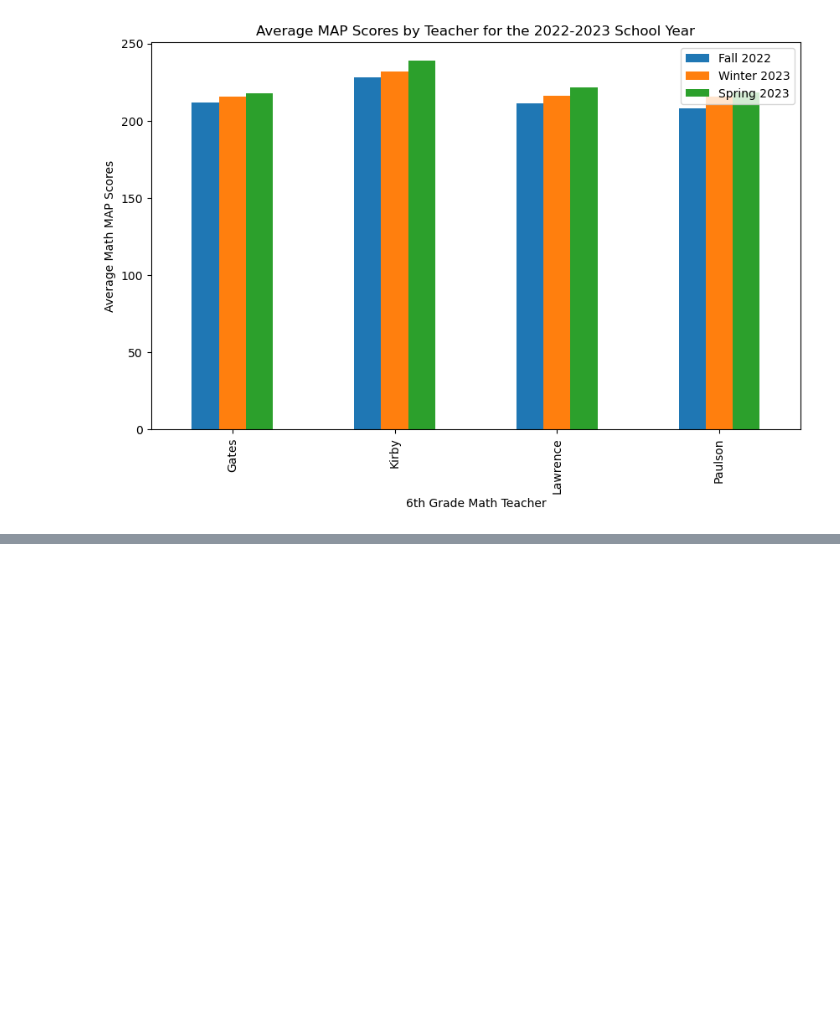
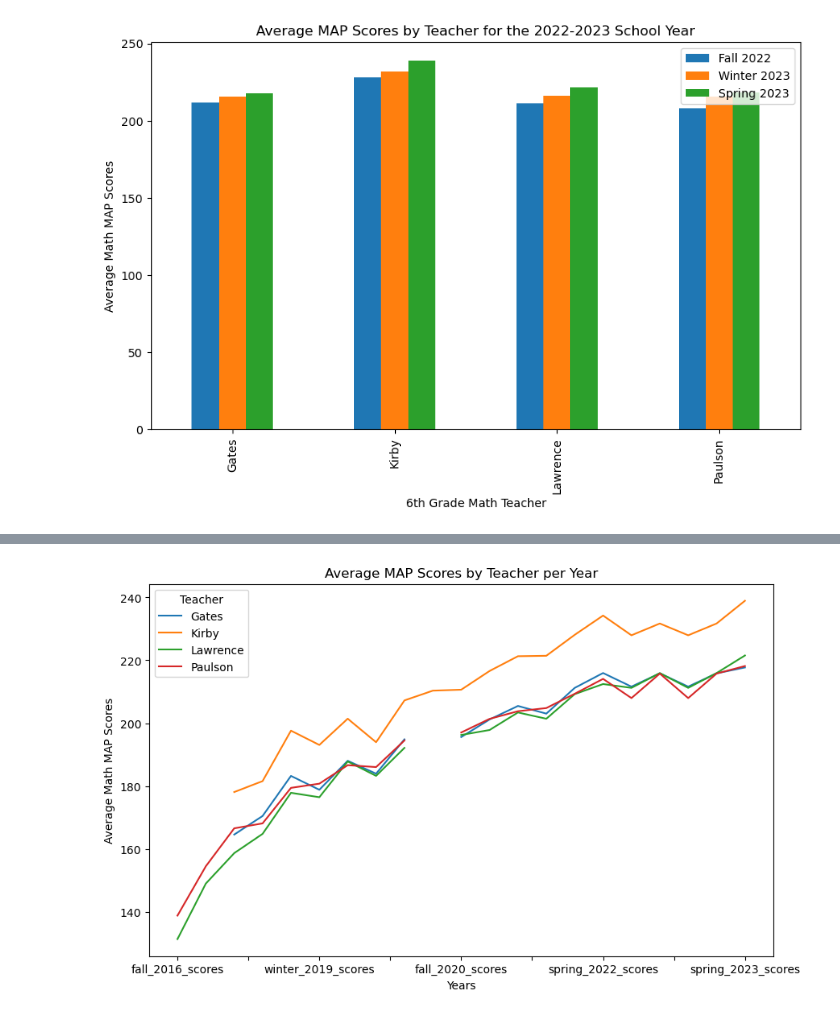
Before and after one commit to ashley-ley/map-data-analysis, a Jupyter notebook: al-map_analysis.ipynb, the cells around one changed output, grey strips where cells are left out. Cells and saved outputs as stored; diff of their text form; code cells hidden in the pictures; blank space fills up the shorter version.

Commit message:
Add line graph representing student growth from Fall_2016 to Spring_2023

```diff
--- a/al-map_analysis.ipynb
+++ b/al-map_analysis.ipynb
@@ -169,0 +128,26 @@ Name: spring_2023, dtype: float64
+# %%
+avg_scores = map_df.groupby(["teacher"])["fall_2016_scores",
+                                        "winter_2017_scores",
+                                        "spring_2017_scores",
+                                        "winter_2018_scores",
+                                        "spring_2018_scores",
+                                        "winter_2019_scores",
+                                        "spring_2019_scores",
+                                        "fall_2019_scores",
+                                        "winter_2020_scores",
+                                        "spring_2020_scores",
+                                        "fall_2020_scores",
+                                        "winter_2021_scores",
+                                        "spring_2021_scores",
+                                        "fall_2021_scores",
+                                        "winter_2022_scores",
+                                        "spring_2022_scores",
+                                        "fall_2022_scores",
+                                        "winter_2023_scores",
+                                        "fall_2022_scores",
+                                        "winter_2023_scores",
+                                        "spring_2023_scores"].mean()
+avg_scores.head()
+
+avg_scores_df = pd.DataFrame(avg_scores)
+avg_scores_df.head()
@@ -169,0 +162,13 @@ Name: spring_2023, dtype: float64
+# %%
+# Transpose the DataFrame
+avg_scores_df = avg_scores_df.transpose()
+
+# Plot the line graph
+avg_scores_df.plot(kind="line",figsize=(10,6))
+plt.title("Average MAP Scores by Teacher per Year")
+plt.xlabel("Years")
+plt.ylabel("Average Math MAP Scores")
+plt.legend(title="Teacher", loc="upper left")
+plt.show()
+# %% [output]
+[figure, added]
```
Also changed, not shown: parts of 6 cells of this notebook.
